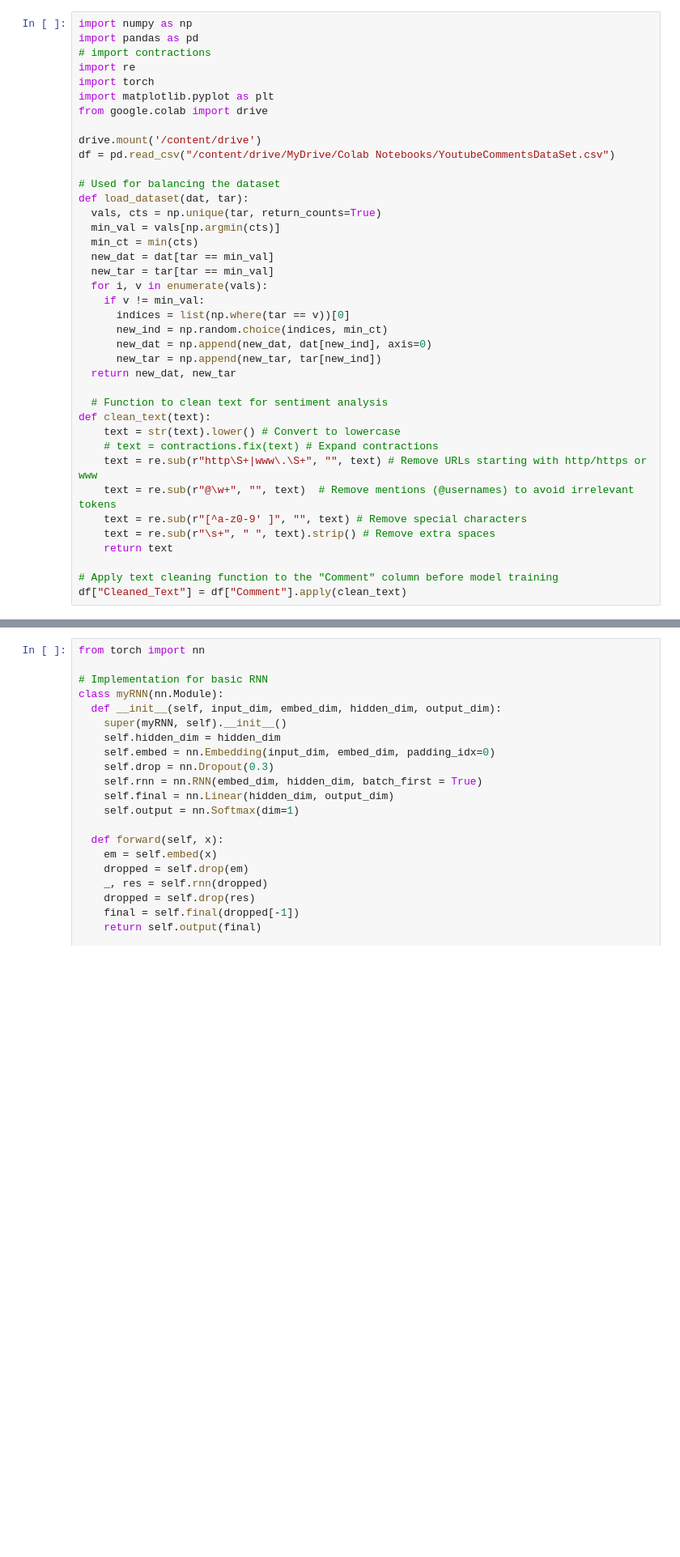
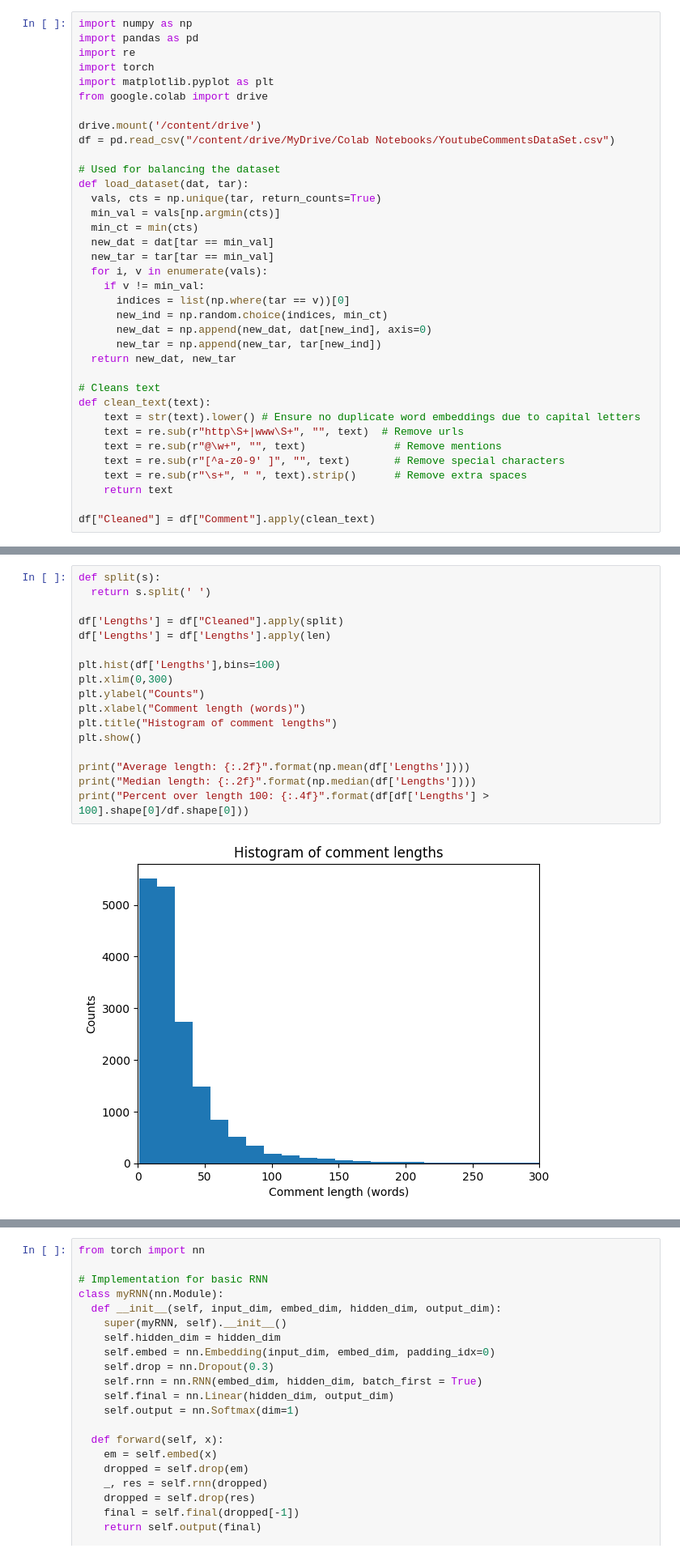
Before and after one commit to csch7/CSCI-4170, a Jupyter notebook: Homework-04/RNNs.ipynb, the cells around one changed output, grey strips where cells are left out. Shown: that part at 81% size. Drawn from its saved outputs; the diff is of its cells as text; blank space fills up the shorter version.

```diff
--- a/Homework-04/RNNs.ipynb
+++ b/Homework-04/RNNs.ipynb
@@ -8,7 +8,6 @@
 # %%
 import numpy as np
 import pandas as pd
-# import contractions
 import re
 import torch
 import matplotlib.pyplot as plt
@@ -32,16 +31,14 @@ def load_dataset(dat, tar):
       new_tar = np.append(new_tar, tar[new_ind])
   return new_dat, new_tar
 
-  # Function to clean text for sentiment analysis
+# Cleans text
 def clean_text(text):
-    text = str(text).lower() # Convert to lowercase
-    # text = contractions.fix(text) # Expand contractions
-    text = re.sub(r"http\S+|www\.\S+", "", text) # Remove URLs starting with http/https or www
-    text = re.sub(r"@\w+", "", text)  # Remove mentions (@usernames) to avoid irrelevant tokens
-    text = re.sub(r"[^a-z0-9' ]", "", text) # Remove special characters
-    text = re.sub(r"\s+", " ", text).strip() # Remove extra spaces
+    text = str(text).lower() # Ensure no duplicate word embeddings due to capital letters
+    text = re.sub(r"http\S+|www\S+", "", text)  # Remove urls
+    text = re.sub(r"@\w+", "", text)              # Remove mentions
+    text = re.sub(r"[^a-z0-9' ]", "", text)       # Remove special characters
+    text = re.sub(r"\s+", " ", text).strip()      # Remove extra spaces
     return text
 
-# Apply text cleaning function to the "Comment" column before model training
-df["Cleaned_Text"] = df["Comment"].apply(clean_text)
+df["Cleaned"] = df["Comment"].apply(clean_text)
 # %% [output]
@@ -66,0 +73,19 @@ dtype: int64
+# %%
+def split(s):
+  return s.split(' ')
+
+df['Lengths'] = df["Cleaned"].apply(split)
+df['Lengths'] = df['Lengths'].apply(len)
+
+plt.hist(df['Lengths'],bins=100)
+plt.xlim(0,300)
+plt.ylabel("Counts")
+plt.xlabel("Comment length (words)")
+plt.title("Histogram of comment lengths")
+plt.show()
+
+print("Average length: {:.2f}".format(np.mean(df['Lengths'])))
+print("Median length: {:.2f}".format(np.median(df['Lengths'])))
+print("Percent over length 100: {:.4f}".format(df[df['Lengths'] > 100].shape[0]/df.shape[0]))
+# %% [output]
+[figure, added]
```
Also changed, not shown: parts of 16 cells of this notebook.
